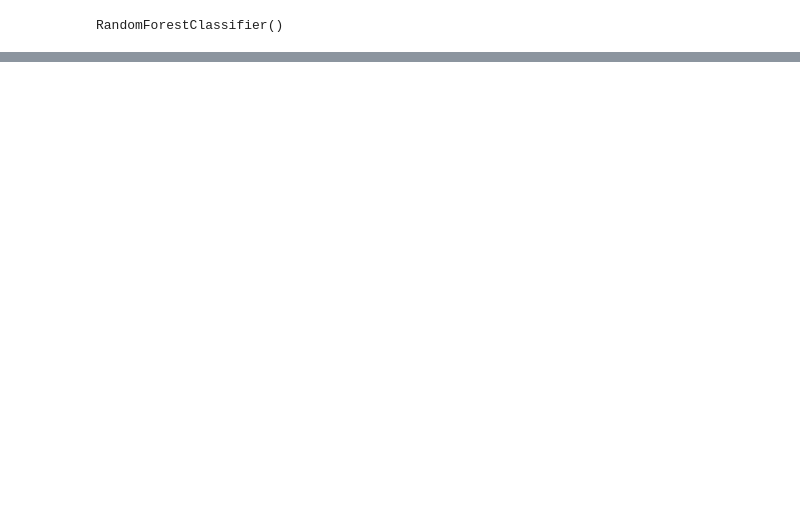
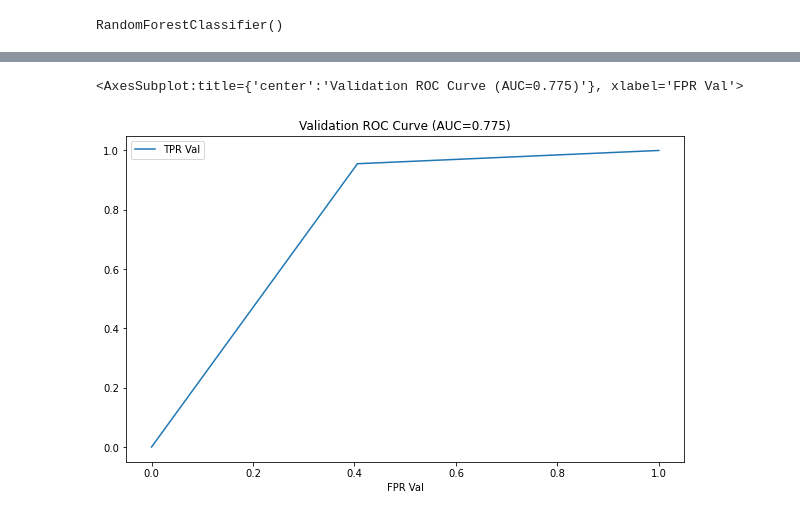
Before and after one commit to yeewaifatt/Project-2---Predicting-Crowdfunding-Outcomes, a Jupyter notebook: random_forest_model.ipynb, the cells around one changed output, grey strips where cells are left out. Drawn from its saved outputs; the diff is of its cells as text; code cells hidden in the pictures; blank space fills up the shorter version.

```diff
--- a/random_forest_model.ipynb
+++ b/random_forest_model.ipynb
@@ -293,3 +278,0 @@ validation_predictions = rf_classifier.predict(X_val_scaled)
-# %%
-validation_predictions = y_encoder.inverse_transform(validation_predictions)
-y_val = y_encoder.inverse_transform(y_val)
@@ -325,0 +346,6 @@ launch_time 0.26673618125975557
+# %%
+# Plot val set ROC curve
+roc_df_val.plot(figsize=(10,6), x="FPR Val", y="TPR Val", title=f"Validation ROC Curve (AUC={auc_val})")
+# %% [output]
+<AxesSubplot:title={'center':'Validation ROC Curve (AUC=0.775)'}, xlabel='FPR Val'>
+[figure, added]
```
Also changed, not shown: parts of 21 cells of this notebook.
